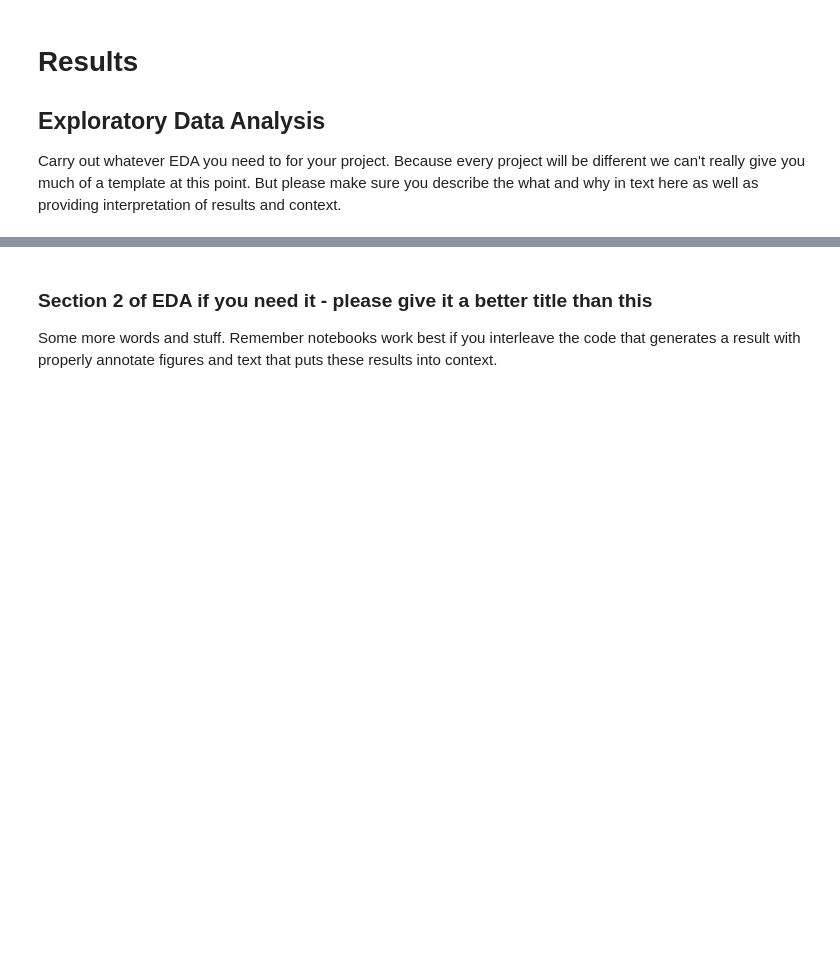
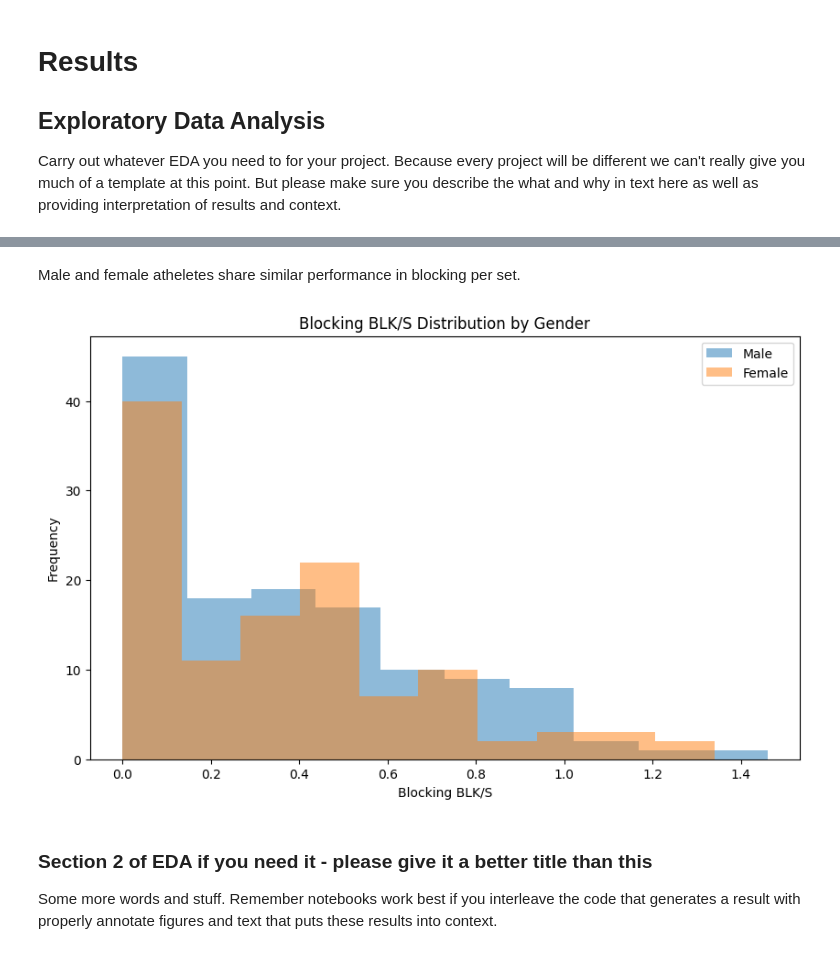
Before and after one commit to COGS108/Group133_WI24, a Jupyter notebook: EDACheckpoint_Group133_WI24.ipynb, the cells around one changed output, grey strips where cells are left out. Saved outputs shown, nothing was run; the diff lists cells and outputs as text; code cells hidden in the pictures; blank space fills up the shorter version.

```diff
--- a/EDACheckpoint_Group133_WI24.ipynb
+++ b/EDACheckpoint_Group133_WI24.ipynb
@@ -557,3 +684,23 @@ Some more words and stuff.  Remember notebooks work best if you interleave the c
+# %% [markdown]
+Male and female atheletes share similar performance in blocking per set.
+# %%
+male_blk_s = volleyball[volleyball['Gender'] == 'M']['Blocking BLK/S']
+female_blk_s = volleyball[volleyball['Gender'] == 'F']['Blocking BLK/S']
+
+# Plot histograms
+plt.figure(figsize=(10, 6))
+
+plt.hist(male_blk_s, alpha=0.5, label='Male')
+plt.hist(female_blk_s, alpha=0.5, label='Female')
+
+plt.title('Blocking BLK/S Distribution by Gender')
+plt.xlabel('Blocking BLK/S')
+plt.ylabel('Frequency')
+plt.legend()
+
+plt.show()
+# %% [output]
+[figure, added]
 # %% [markdown]
 ### Section 2 of EDA if you need it  - please give it a better title than this
 
```
Also changed, not shown: parts of 21 cells of this notebook.
